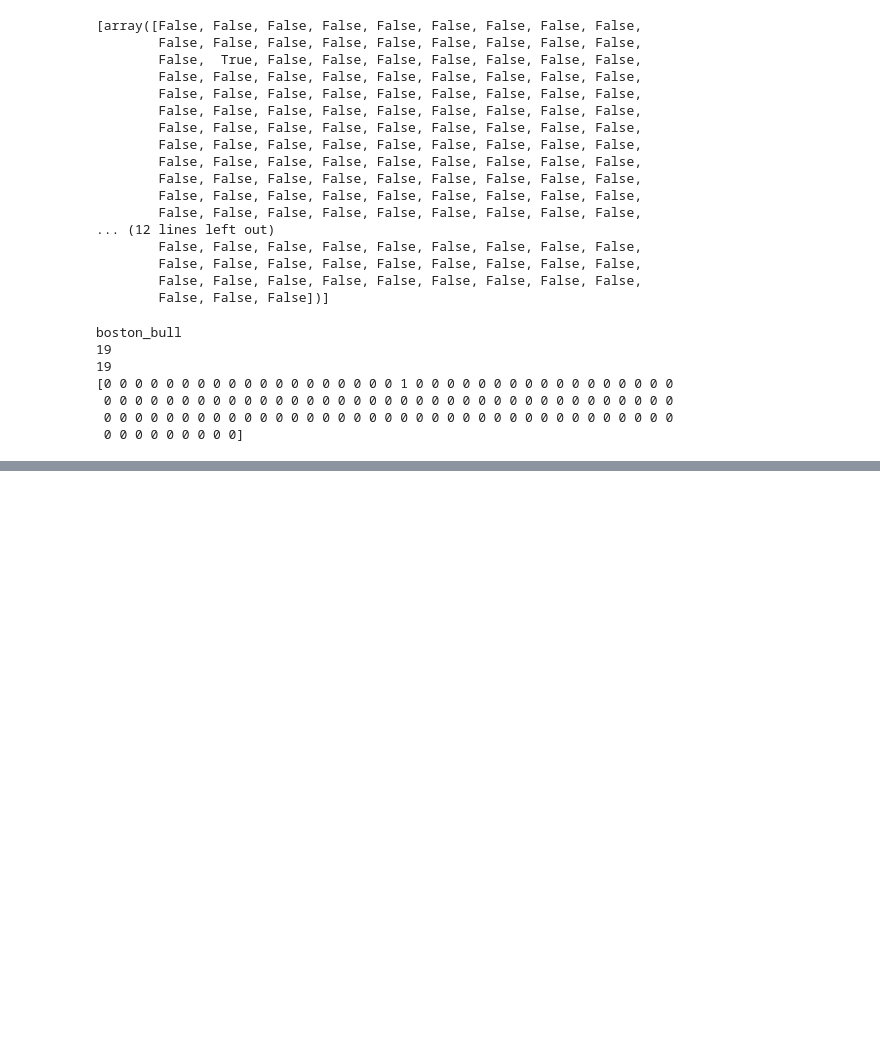
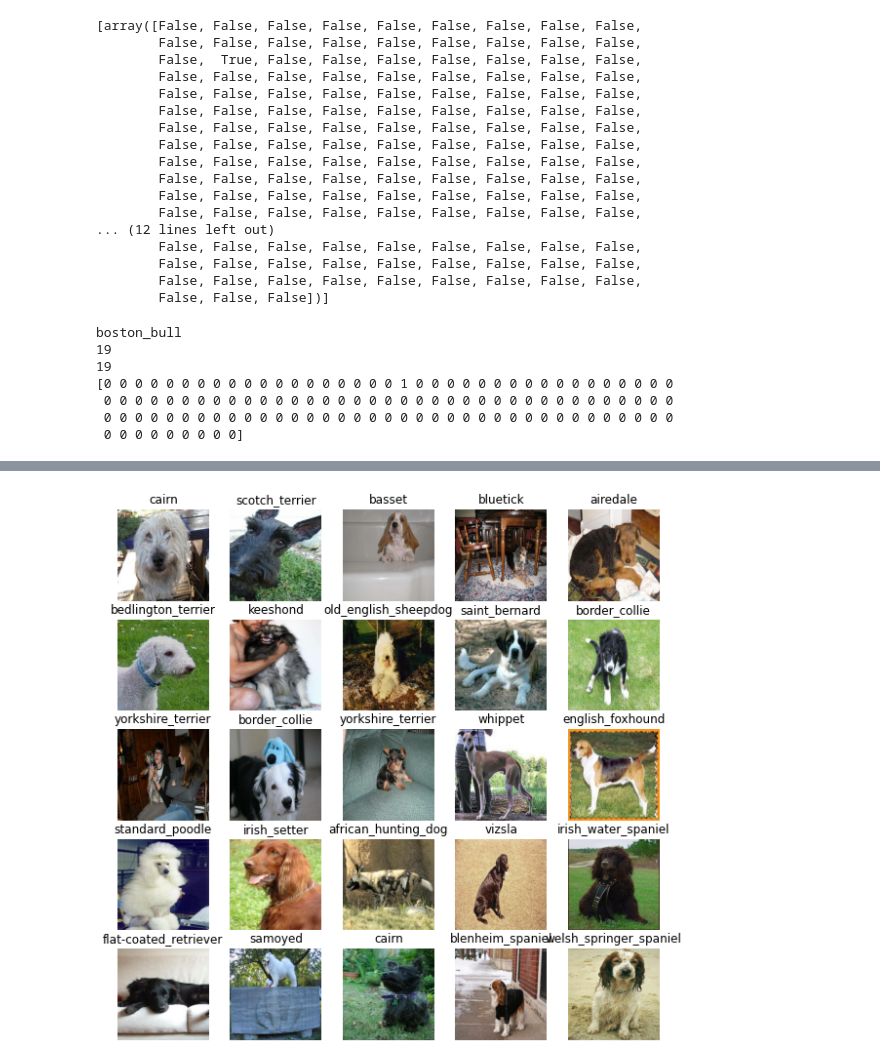
Before and after one commit to Chickyonline/Chickyonline, a Jupyter notebook: Multiclassification.ipynb, the cells around one changed output, grey strips where cells are left out. Cells and saved outputs as stored; diff of their text form; code cells hidden in the pictures; blank space fills up the shorter version.

```diff
--- a/Multiclassification.ipynb
+++ b/Multiclassification.ipynb
@@ -175,0 +512,6 @@ y = boolean_labels
+# %%
+# Visualise the validation images from the validation data batch
+val_images, val_labels = next (val_data.as_numpy_iterator())
+show_25_images(val_images, val_labels)
+# %% [output]
+[figure, added]
```
Also changed, not shown: parts of 46 cells of this notebook.
